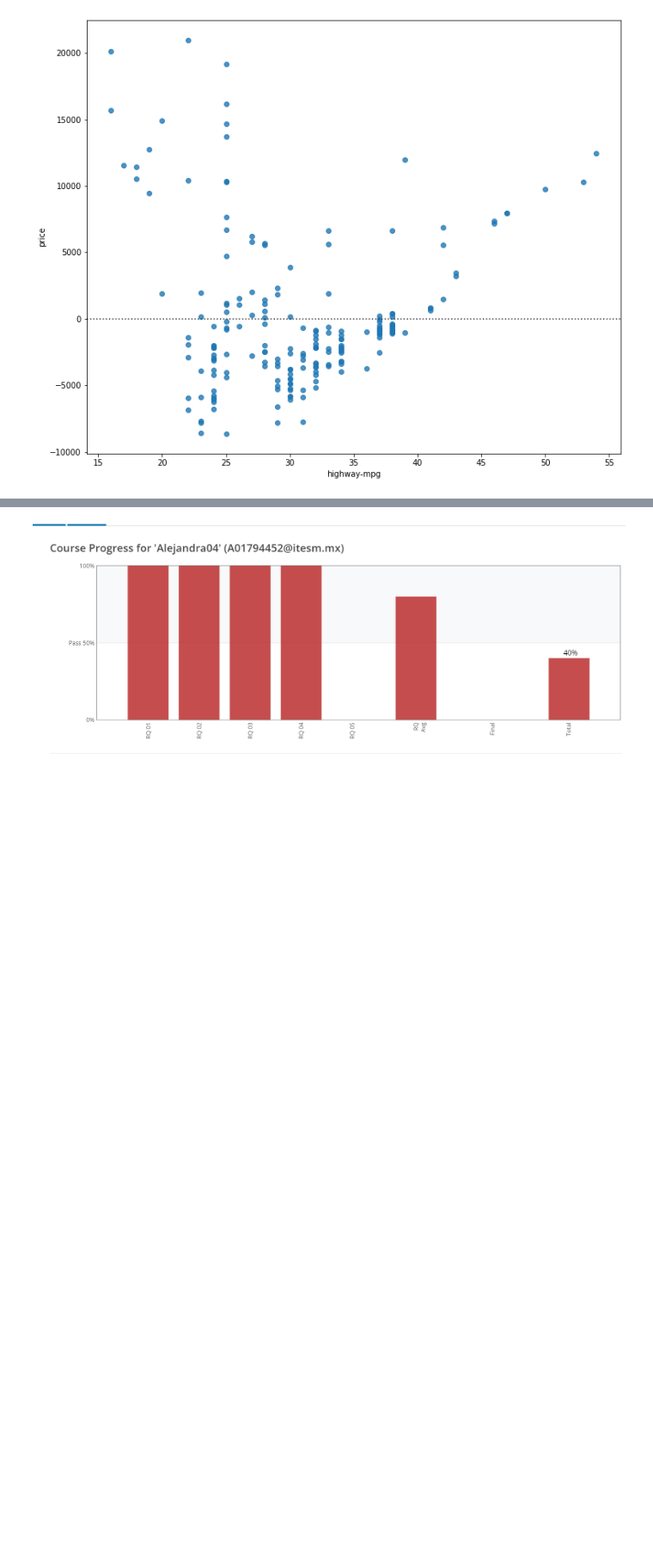
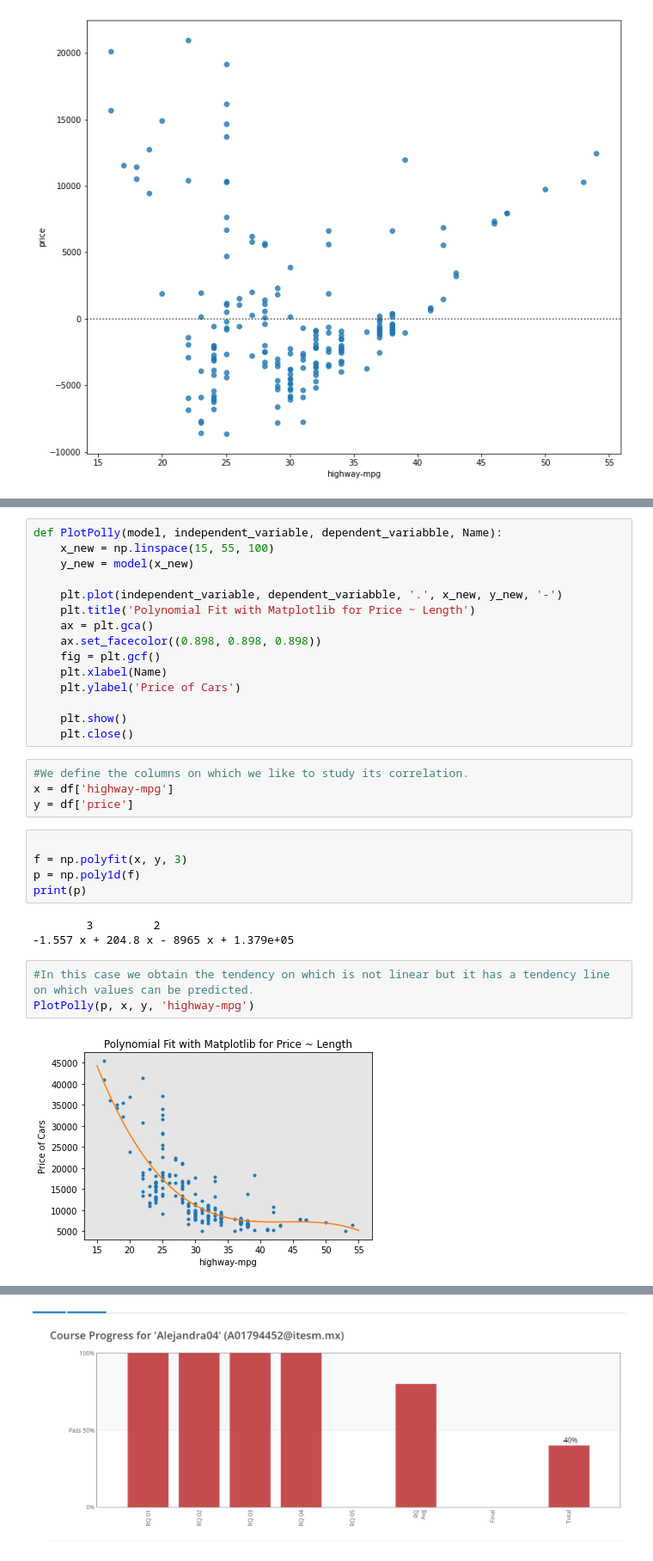
Before and after one commit to PosgradoMNA/actividades-de-aprendizaje-aleislasb, a Jupyter notebook: Semana 7.ipynb, the cells around one changed output, grey strips where cells are left out. Shown at 86% size. Saved outputs shown, nothing was run; the diff lists cells and outputs as text; blank space fills up the shorter version.

```diff
--- a/Semana 7.ipynb
+++ b/Semana 7.ipynb
@@ -106,0 +107,32 @@ df[["peak-rpm","highway-mpg","price"]].corr()
+# %%
+def PlotPolly(model, independent_variable, dependent_variabble, Name):
+    x_new = np.linspace(15, 55, 100)
+    y_new = model(x_new)
+
+    plt.plot(independent_variable, dependent_variabble, '.', x_new, y_new, '-')
+    plt.title('Polynomial Fit with Matplotlib for Price ~ Length')
+    ax = plt.gca()
+    ax.set_facecolor((0.898, 0.898, 0.898))
+    fig = plt.gcf()
+    plt.xlabel(Name)
+    plt.ylabel('Price of Cars')
+
+    plt.show()
+    plt.close()
+# %%
+#We define the columns on which we like to study its correlation.
+x = df['highway-mpg']
+y = df['price']
+# %%
+
+f = np.polyfit(x, y, 3)
+p = np.poly1d(f)
+print(p)
+# %% [output]
+        3         2
+-1.557 x + 204.8 x - 8965 x + 1.379e+05
+# %%
+#In this case we obtain the tendency on which is not linear but it has a tendency line on which values can be predicted.
+PlotPolly(p, x, y, 'highway-mpg')
+# %% [output]
+[figure, added]
```
Also changed, not shown: parts of 3 cells of this notebook.
